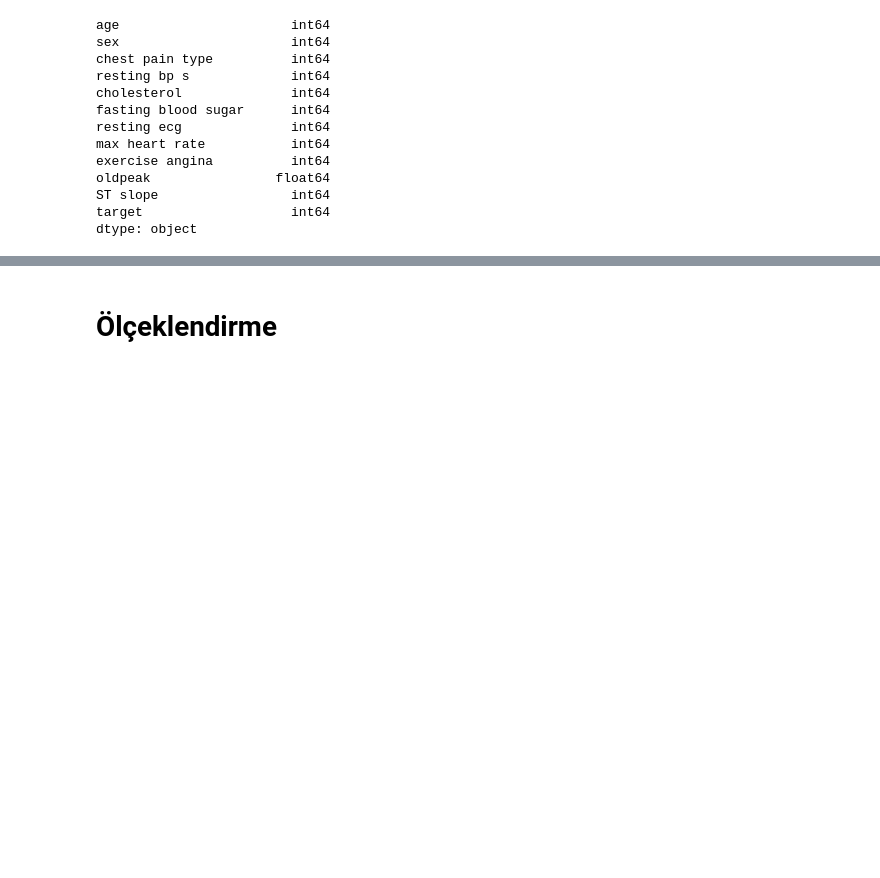
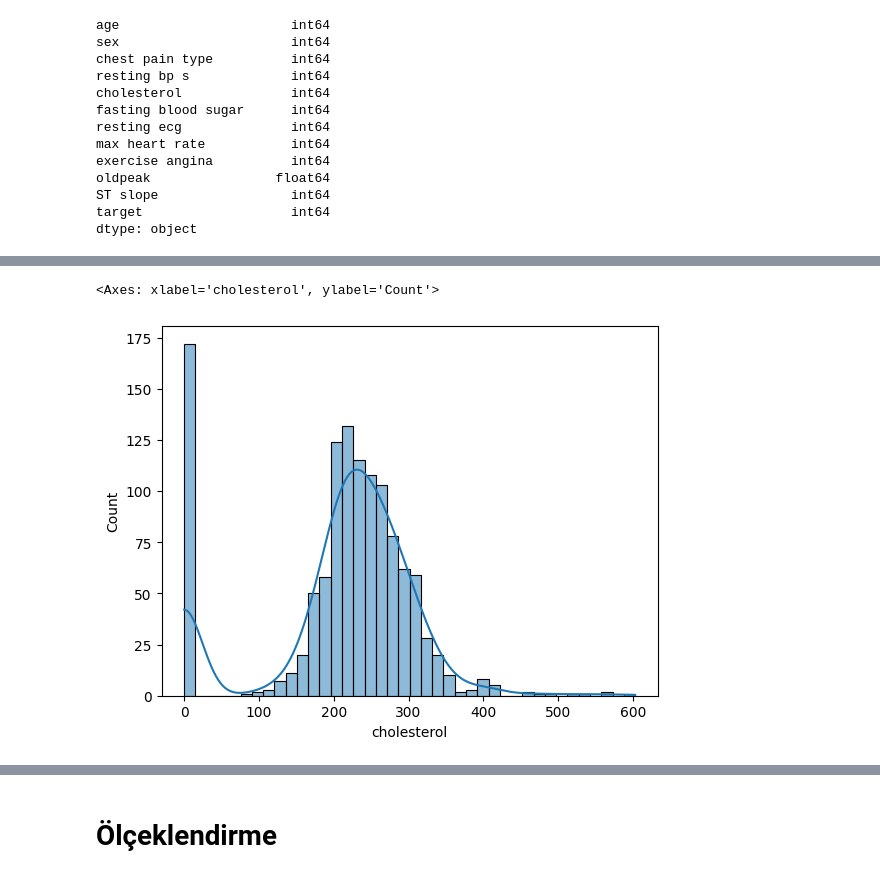
Before and after one commit to Efe-Eroglu/Heart_Disease, a Jupyter notebook: Heart_Disease.ipynb, the cells around one changed output, grey strips where cells are left out. Cells and saved outputs as stored; diff of their text form; code cells hidden in the pictures; blank space fills up the shorter version.

```diff
--- a/Heart_Disease.ipynb
+++ b/Heart_Disease.ipynb
@@ -104,0 +116,5 @@ dtype: object
+# %%
+sns.histplot(df["cholesterol"], kde=True)
+# %% [output]
+<Axes: xlabel='cholesterol', ylabel='Count'>
+[figure, added]
```
Also changed, not shown: parts of 7 cells of this notebook.
